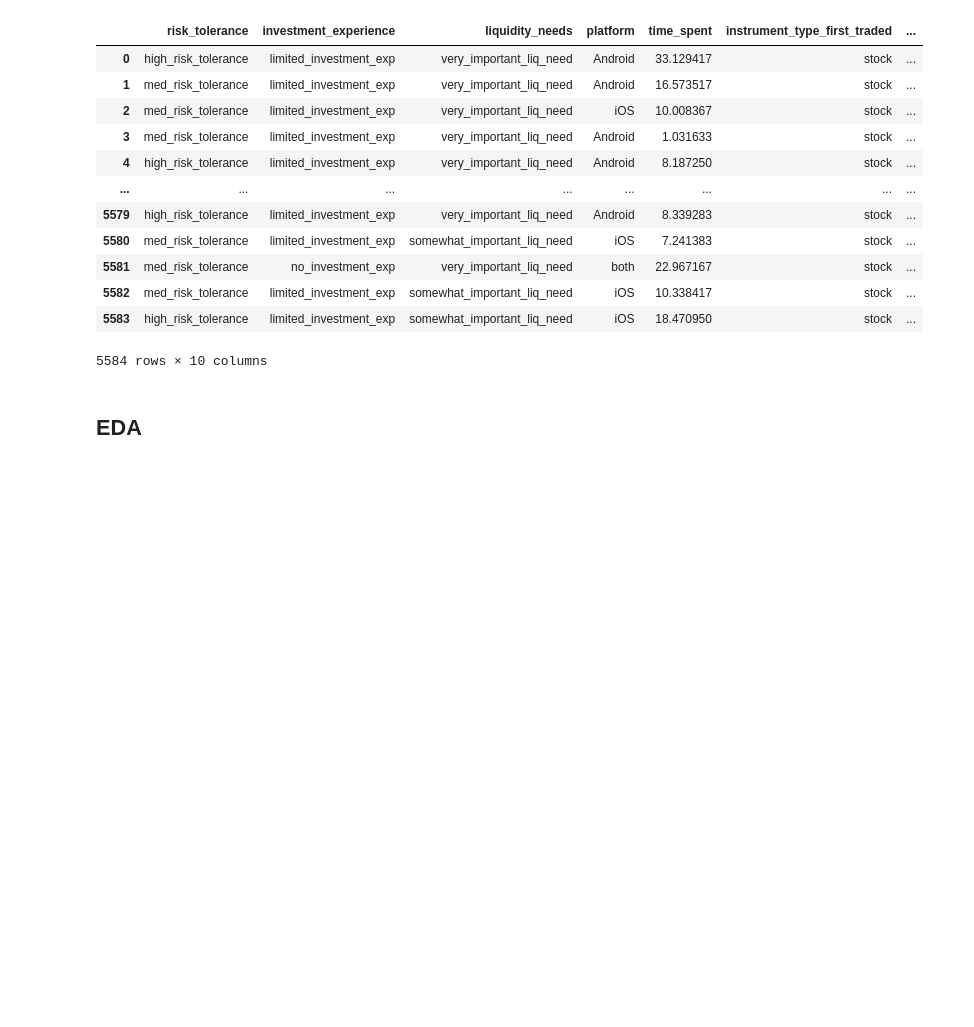
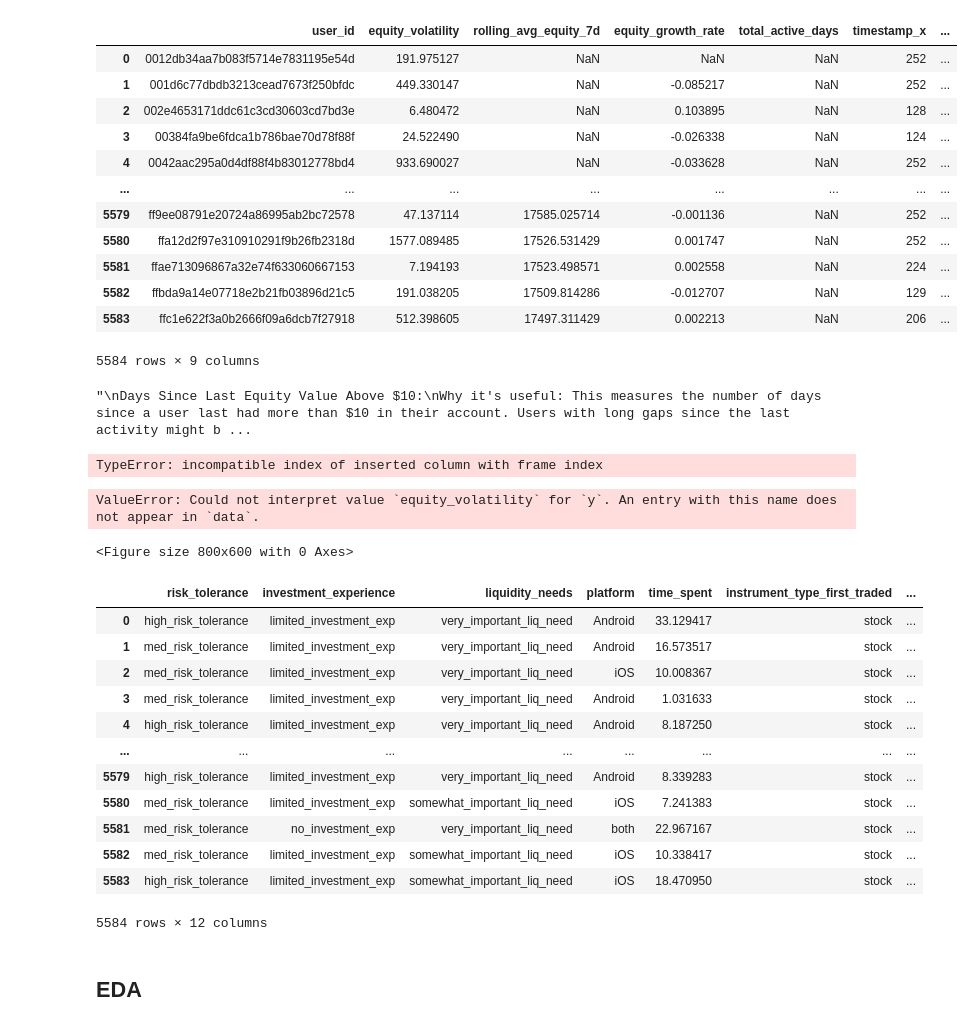
Before and after one commit to Michelangelo20/robinhood_classifer, a Jupyter notebook: src/notebook/rh_classifier_EDA_pt1.ipynb, the cells around one changed output. Cells and saved outputs as stored; diff of their text form; code cells hidden in the pictures; blank space fills up the shorter version.

```diff
--- a/src/notebook/rh_classifier_EDA_pt1.ipynb
+++ b/src/notebook/rh_classifier_EDA_pt1.ipynb
@@ -67,3 +209,73 @@ from fetch_data_hook import fetch_sql_code, fetch_sql_file
+# %%
+'''
+Equity Value Change from Start to End of Active Period:
+Why it's useful: This captures whether a user’s equity is increasing or decreasing from the start of their engagement. A user with decreasing equity might be more prone to churn.
+How to calculate: Subtract the first close_equity value from the last for each user.
+'''
+equity_change = equity_df.groupby('user_id').apply(lambda x: x['close_equity'].iloc[-1] - x['close_equity'].iloc[0]).reset_index()
+equity_change.columns = ['user_id', 'equity_change_start_to_end']
+
+new_df = new_df.merge(equity_change, on='user_id', how='left')
+new_df
+# %% [output]
+|  | user_id | equity_volatility | rolling_avg_equity_7d | equity_growth_rate | total_active_days | timestamp_x | ... |
+| 0 | 0012db34aa7b083f5714e7831195e54d | 191.975127 | NaN | NaN | NaN | 252 | ... |
+| 1 | 001d6c77dbdb3213cead7673f250bfdc | 449.330147 | NaN | -0.085217 | NaN | 252 | ... |
+| 2 | 002e4653171ddc61c3cd30603cd7bd3e | 6.480472 | NaN | 0.103895 | NaN | 128 | ... |
+| 3 | 00384fa9be6fdca1b786bae70d78f88f | 24.522490 | NaN | -0.026338 | NaN | 124 | ... |
+| 4 | 0042aac295a0d4df88f4b83012778bd4 | 933.690027 | NaN | -0.033628 | NaN | 252 | ... |
+| ... | ... | ... | ... | ... | ... | ... | ... |
+| 5579 | ff9ee08791e20724a86995ab2bc72578 | 47.137114 | 17585.025714 | -0.001136 | NaN | 252 | ... |
+| 5580 | ffa12d2f97e310910291f9b26fb2318d | 1577.089485 | 17526.531429 | 0.001747 | NaN | 252 | ... |
+| 5581 | ffae713096867a32e74f633060667153 | 7.194193 | 17523.498571 | 0.002558 | NaN | 224 | ... |
+| 5582 | ffbda9a14e07718e2b21fb03896d21c5 | 191.038205 | 17509.814286 | -0.012707 | NaN | 129 | ... |
+| 5583 | ffc1e622f3a0b2666f09a6dcb7f27918 | 512.398605 | 17497.311429 | 0.002213 | NaN | 206 | ... |
+5584 rows × 9 columns
+# %%
+'''
+Days Since Last Equity Value Above $10:
+Why it's useful: This measures the number of days since a user last had more than $10 in their account. Users with long gaps since the last activity might be more likely to churn.
+How to calculate: Subtract the most recent equity date from the current date.
+'''
+# equity_df['days_since_last_equity'] = (pd.to_datetime('today') - equity_df.groupby('user_id')['timestamp'].transform('max')).dt.days
+# %% [output]
+"\nDays Since Last Equity Value Above $10:\nWhy it's useful: This measures the number of days since a user last had more than $10 in their account. Users with long gaps since the last activity might b ...
+# %%
+equity_df['streak_id'] = equity_df.groupby('user_id')['timestamp'].apply(lambda x: (x != x.shift() + pd.Timedelta(days=1)).cumsum())
+longest_streak = equity_df.groupby(['user_id', 'streak_id']).size().groupby('user_id').max().reset_index()
+longest_streak.columns = ['user_id', 'longest_streak_days']
+
+
+
+# # Assuming there's a 'deposit_amount' column
+# cumulative_deposits = df2.groupby('user_id')['deposit_amount'].sum().reset_index()
+# cumulative_deposits.columns = ['user_id', 'total_deposits']
+# %% [output]
+TypeError: incompatible index of inserted column with frame index
+# %%
+plt.figure(figsize=(8, 6))
+sns.boxplot(x='churn_flag', y='equity_volatility', data=equdf)
+plt.title('Equity Volatility by Churn Flag')
+plt.show()
+
+plt.figure(figsize=(10, 8))
+sns.heatmap(df.corr(), annot=True, cmap='coolwarm')
+plt.title('Correlation Heatmap of Engineered Features')
+plt.show()
+
+
+plt.figure(figsize=(8, 6))
+sns.scatterplot(x='equity_change_start_to_end', y='churn_flag', data=df)
+plt.title('Equity Change Start to End vs. Churn Flag')
+plt.show()
+
+
+df = df.merge(equity_volatility, on='user_id', how='left')
+df = df.merge(avg_equity, on='user_id', how='left')
+# Continue merging other engineered features
+# %% [output]
+ValueError: Could not interpret value `equity_volatility` for `y`. An entry with this name does not appear in `data`.
+<Figure size 800x600 with 0 Axes>
 # %%
 churn_df = fetch_sql_code('''
 WITH temp1 AS (
@@ -105,6 +317,7 @@ select * from features_data
 ''')
 
 df['churn_flag'] = df['user_id'].apply(lambda x: 1 if x in churn_users else 0 )
+df['deposit_per_time'] = df['first_deposit_amount'] / (df['time_spent'] + 1)
 df
 # %% [output]
 |  | risk_tolerance | investment_experience | liquidity_needs | platform | time_spent | instrument_type_first_traded | ... |
@@ -119,7 +332,7 @@ df
 | 5581 | med_risk_tolerance | no_investment_exp | very_important_liq_need | both | 22.967167 | stock | ... |
 | 5582 | med_risk_tolerance | limited_investment_exp | somewhat_important_liq_need | iOS | 10.338417 | stock | ... |
 | 5583 | high_risk_tolerance | limited_investment_exp | somewhat_important_liq_need | iOS | 18.470950 | stock | ... |
-5584 rows × 10 columns
+5584 rows × 12 columns
 # %% [markdown]
 ## EDA
 # %%
```
Also changed, not shown: parts of 7 cells of this notebook, 2 other files.
